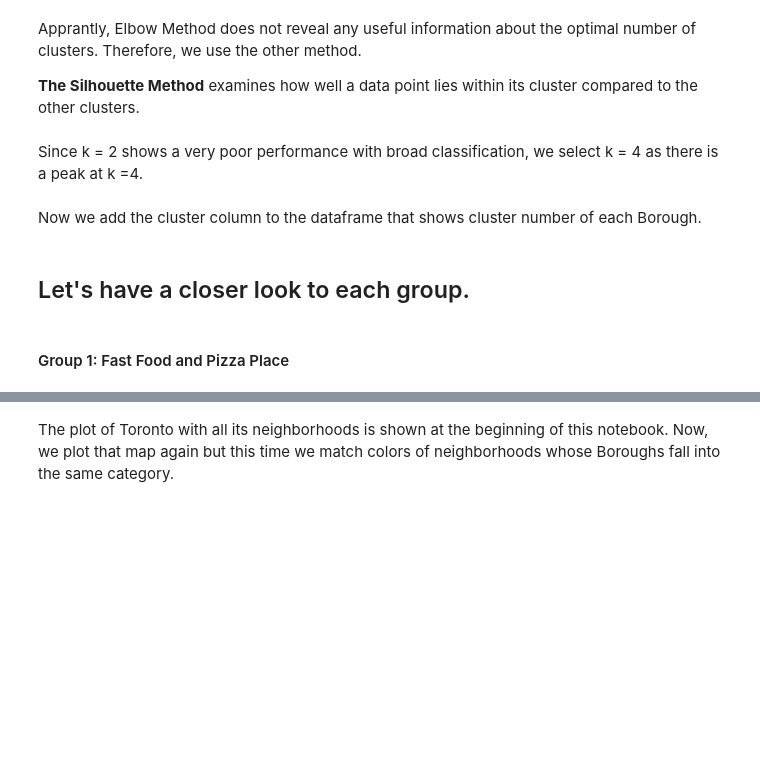
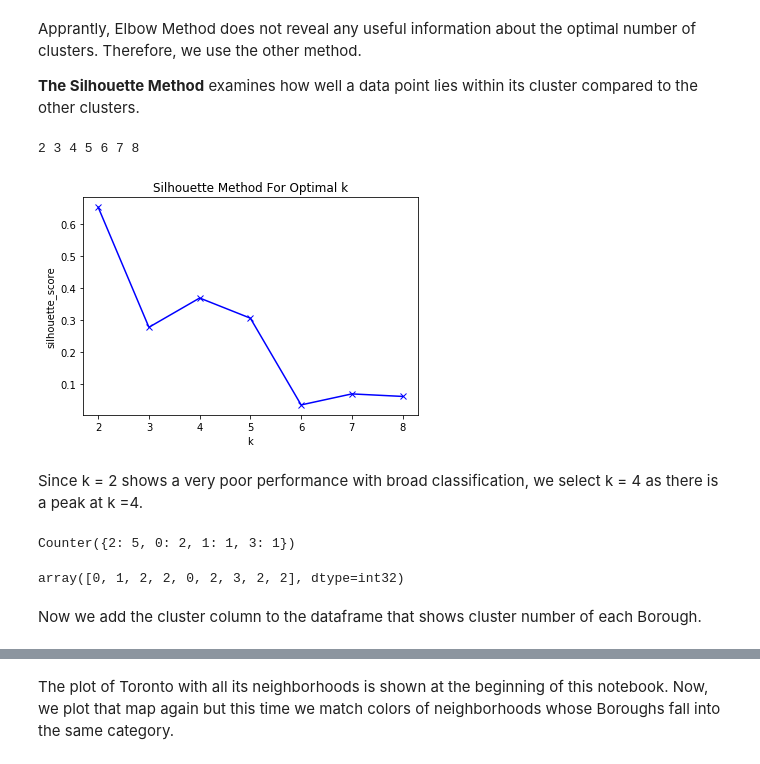
Before and after one commit to 1Mahraz/Coursera_Capstone, a Jupyter notebook: Exploring Toronto Neighborhood.ipynb, the cells around one changed output, grey strips where cells are left out. Drawn from its saved outputs; the diff is of its cells as text; code cells hidden in the pictures; blank space fills up the shorter version.

```diff
--- a/Exploring Toronto Neighborhood.ipynb
+++ b/Exploring Toronto Neighborhood.ipynb
@@ -578,17 +751,20 @@ Apprantly, Elbow Method does not reveal any useful information about the optimal
 # %%
 sil = []
 K_sil = range(2,9)
 # minimum 2 clusters required, to define dissimilarity
 for k in K_sil:
     print(k, end=' ')
-    kmeans = KMeans(n_clusters = k).fit(df_5food_bor)
+    kmeans = KMeans(n_clusters = k , init = 'random').fit(df_5food_bor)
     labels = kmeans.labels_
     sil.append(silhouette_score(df_5food_bor, labels, metric = 'euclidean'))
 plt.plot(K_sil, sil, 'bx-')
 plt.xlabel('k')
 plt.ylabel('silhouette_score')
 plt.title('Silhouette Method For Optimal k')
 plt.show()
+# %% [output]
+2 3 4 5 6 7 8
+[figure, added]
 # %% [markdown]
 Since k = 2 shows a very poor performance with broad classification, we select k = 4 as there is a peak at k =4.
 # %%
@@ -596,9 +772,13 @@ Since k = 2 shows a very poor performance with broad classification, we select k
 kclusters = 4
 
 # run k-means clustering
-kmeans = KMeans(init="k-means++", n_clusters=kclusters, n_init=50).fit(df_5food_bor)
+kmeans = KMeans(init="random", n_clusters=kclusters,  ).fit(df_5food_bor)
 
 print(Counter(kmeans.labels_))
+kmeans.labels_
+# %% [output]
+Counter({2: 5, 0: 2, 1: 1, 3: 1})
+array([0, 1, 2, 2, 0, 2, 3, 2, 2], dtype=int32)
 # %% [markdown]
 Now we add the cluster column to the dataframe that shows cluster number of each Borough.
 # %%
@@ -611,5 +790 @@ df_5food_bor
-# %% [markdown]
-## Let's have a closer look to each group.
-# %% [markdown]
-#### Group 1: Fast Food and Pizza Place
 # %%
```
Also changed, not shown: parts of 69 cells of this notebook.
